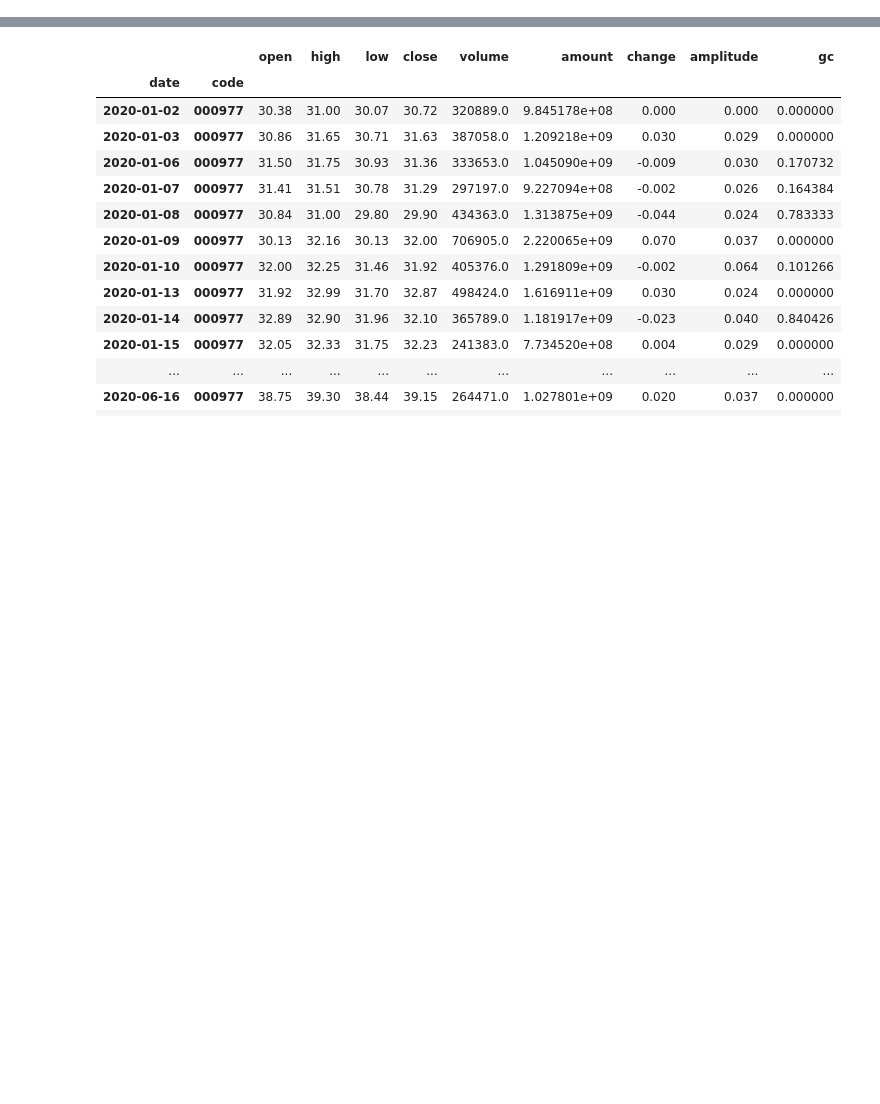
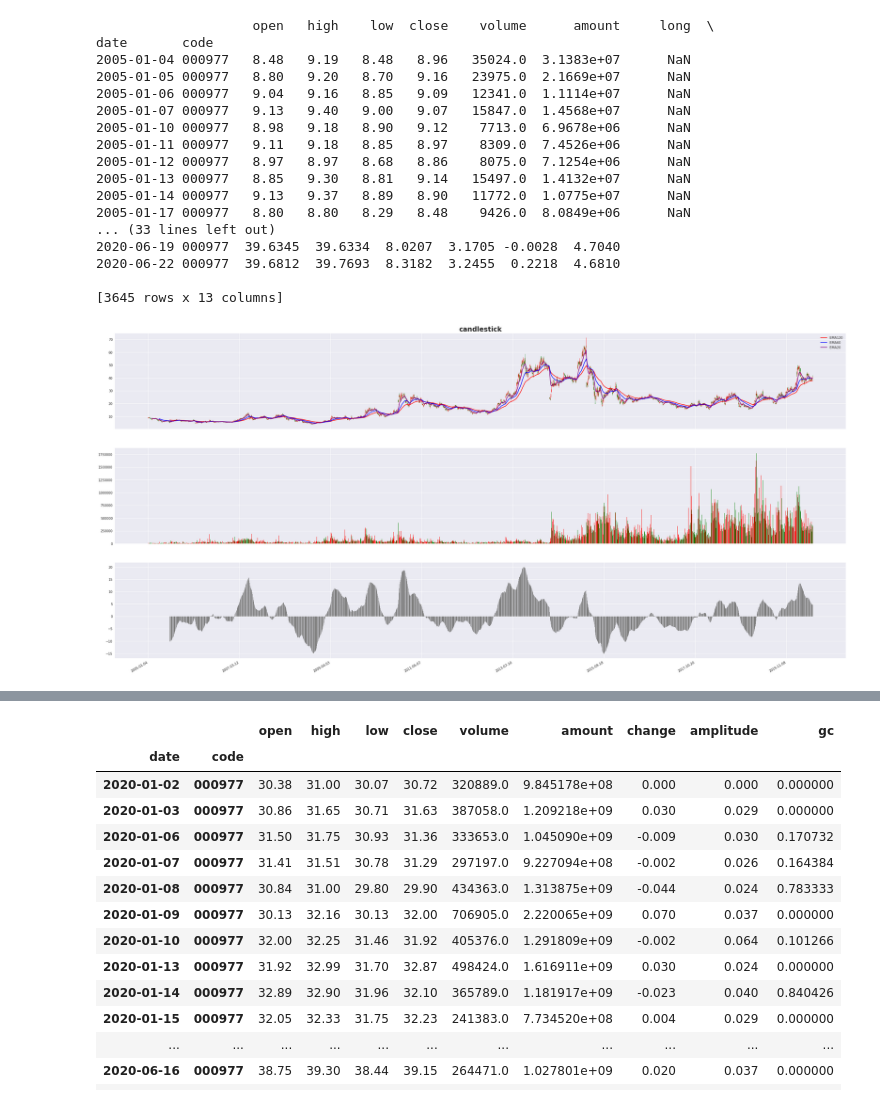
Before and after one commit to mildone/strategy, a Jupyter notebook: Untitled.ipynb, the cells around one changed output, grey strips where cells are left out. Saved outputs shown, nothing was run; the diff lists cells and outputs as text; code cells hidden in the pictures; blank space fills up the shorter version.

Commit message:
add bias indicator

```diff
--- a/Untitled.ipynb
+++ b/Untitled.ipynb
@@ -29,0 +135,24 @@ test = QA.QA_fetch_stock_day_adv('000977','2020-01-01','2020-06-22').data
+# %%
+#macd = QA.QA_indicator_MACD(test)
+#test['trend']=(macd.DIF-macd.DEA)*100/macd.DEA
+test = QA.QA_fetch_stock_day_adv('000977','2005-01-01','2020-06-22').data
+PlotBySe(test,type='L')
+# %% [output]
+                    open   high    low  close    volume      amount     long  \
+date       code
+2005-01-04 000977   8.48   9.19   8.48   8.96   35024.0  3.1383e+07      NaN
+2005-01-05 000977   8.80   9.20   8.70   9.16   23975.0  2.1669e+07      NaN
+2005-01-06 000977   9.04   9.16   8.85   9.09   12341.0  1.1114e+07      NaN
+2005-01-07 000977   9.13   9.40   9.00   9.07   15847.0  1.4568e+07      NaN
+2005-01-10 000977   8.98   9.18   8.90   9.12    7713.0  6.9678e+06      NaN
+2005-01-11 000977   9.11   9.18   8.85   8.97    8309.0  7.4526e+06      NaN
+2005-01-12 000977   8.97   8.97   8.68   8.86    8075.0  7.1254e+06      NaN
+2005-01-13 000977   8.85   9.30   8.81   9.14   15497.0  1.4132e+07      NaN
+2005-01-14 000977   9.13   9.37   8.89   8.90   11772.0  1.0775e+07      NaN
+2005-01-17 000977   8.80   8.80   8.29   8.48    9426.0  8.0849e+06      NaN
+... (33 lines left out)
+2020-06-19 000977  39.6345  39.6334  8.0207  3.1705 -0.0028  4.7040
+2020-06-22 000977  39.6812  39.7693  8.3182  3.2455  0.2218  4.6810
+
+[3645 rows x 13 columns]
+[figure, added]
```
Also changed, not shown: parts of 6 cells of this notebook, 2 other files.
